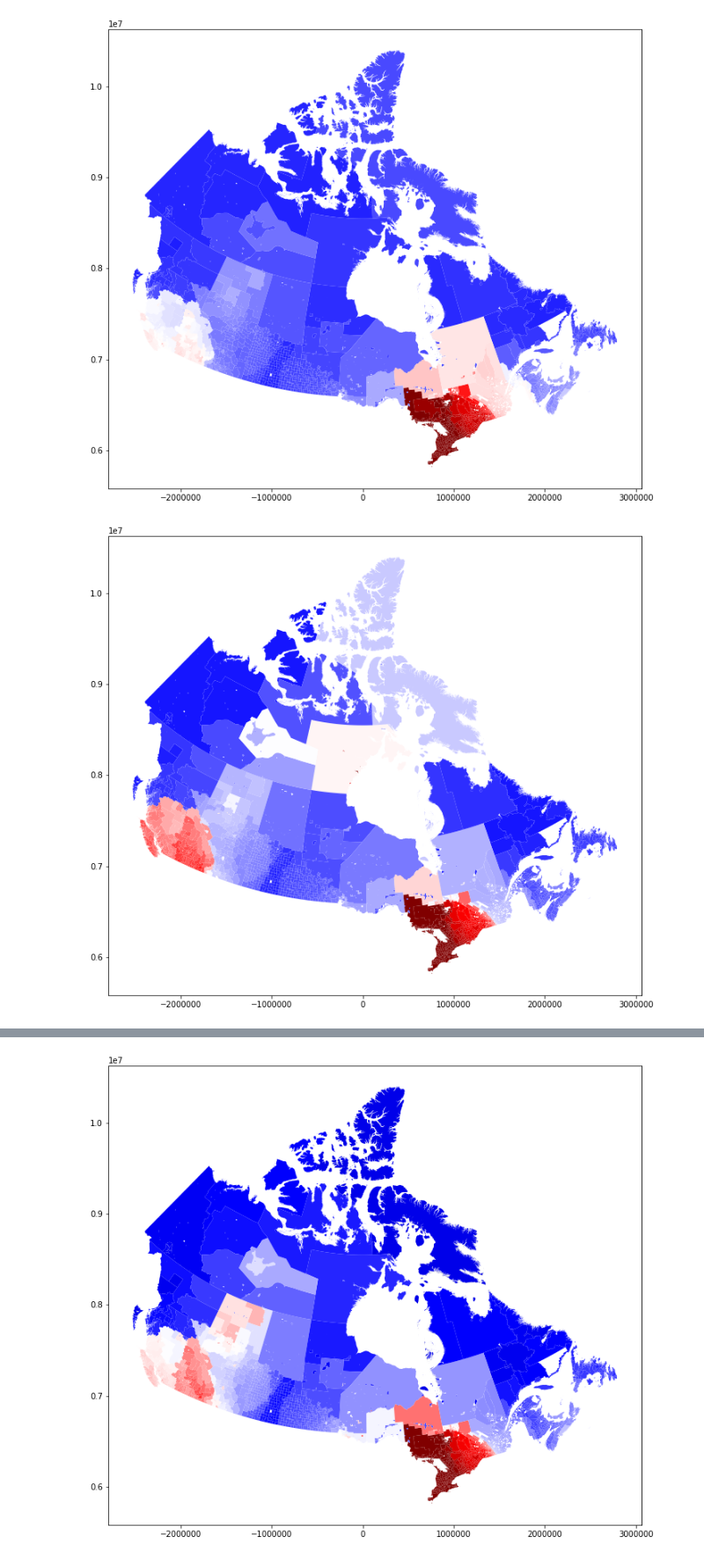
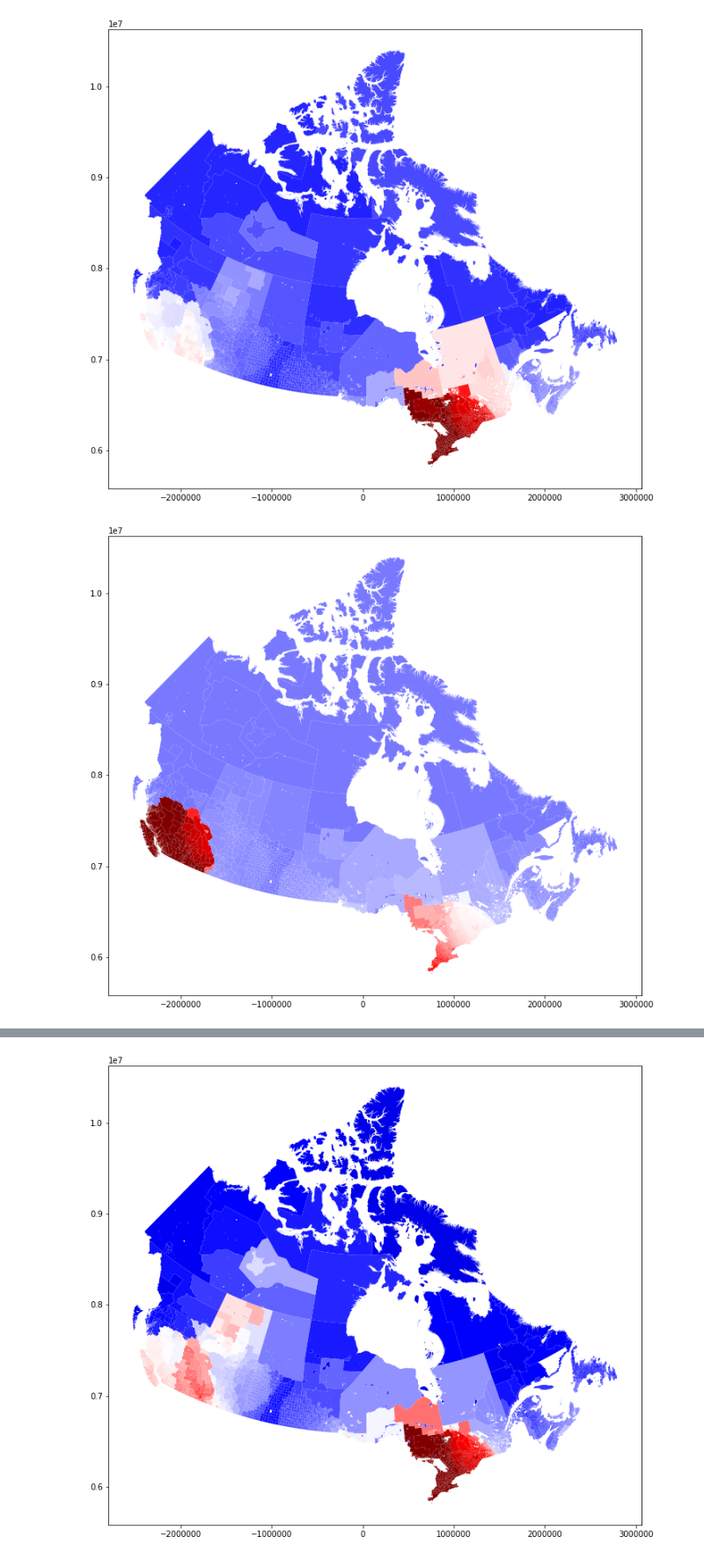
Before and after one commit to sakoki/Spatial-Data-Mining, a Jupyter notebook: Plot Canadian Subdivisions.ipynb, the cells around one changed output, grey strips where cells are left out. Shown at 88% size. Drawn from its saved outputs; the diff is of its cells as text; code cells hidden in the pictures.

```diff
--- a/Plot Canadian Subdivisions.ipynb
+++ b/Plot Canadian Subdivisions.ipynb
@@ -386,7 +386,7 @@ It is insignificant elsewhere in the rest of Canada.
 # Plot the z score of the local getisord for target words
 # %%
 # Test to see if a word exists
-word = 'moose'
+word = 'eh'
 
 if word in region_word_matrix.columns.tolist():
     print(True)
@@ -394,6 +394,6 @@ if word in region_word_matrix.columns.tolist():
 True
 # %%
 # All counts of the word vancouver
-candidate_words = region_word_matrix[['hot', 'cold', 'french', 'usa', 'japan', 'moose', 'happy', 'hockey', 'cat']].astype('int')
+candidate_words = region_word_matrix[['hot', 'cold', 'french', 'lgbt', 'moose', 'goose', 'hockey']].astype('int')
 candidate_words.head()
 # %% [output]
@@ -458,6 +458,6 @@ word_mapper(plot_data, 'french')
 # %% [output]
 [figure]
 # %%
-word_mapper(plot_data, 'usa')
+word_mapper(plot_data, 'lgbt')
 # %% [output]
-[figure, old version]
+[figure, new version]
```
Also changed, not shown: parts of 12 cells of this notebook.
